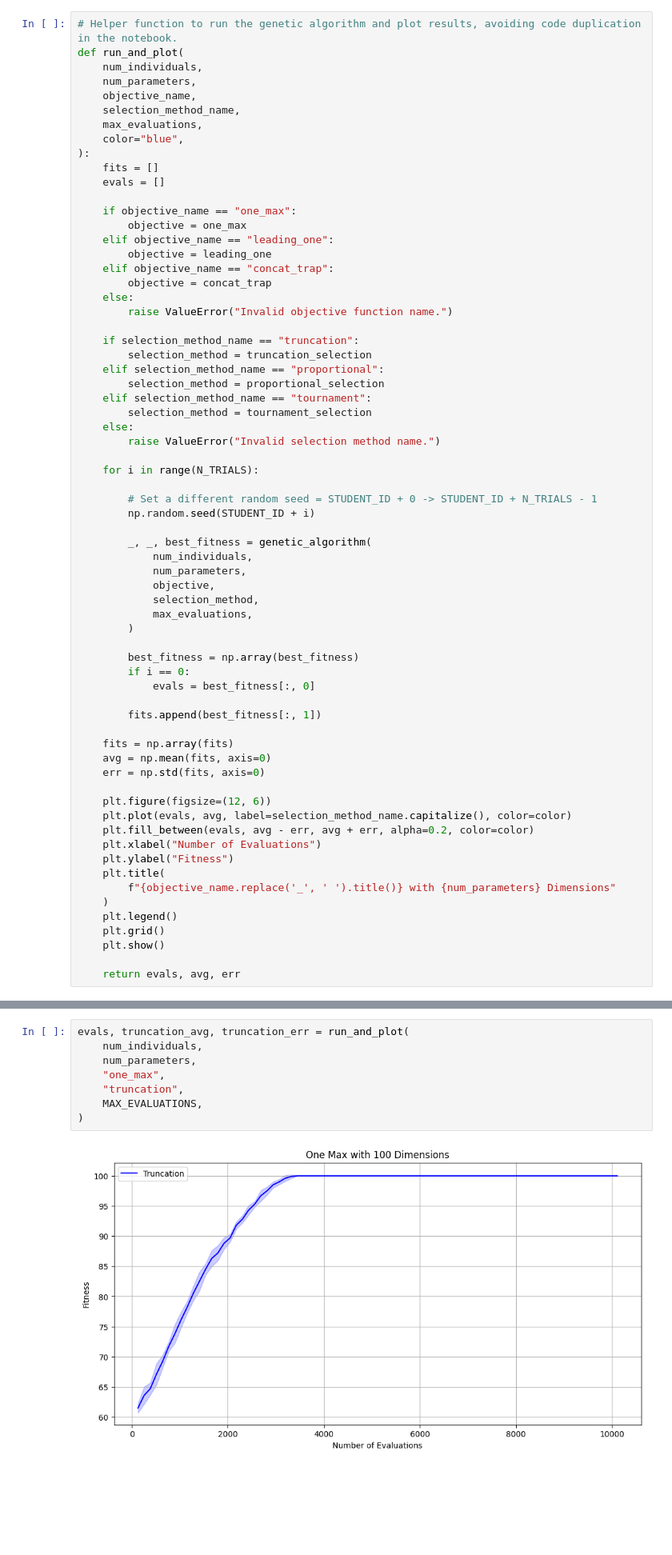
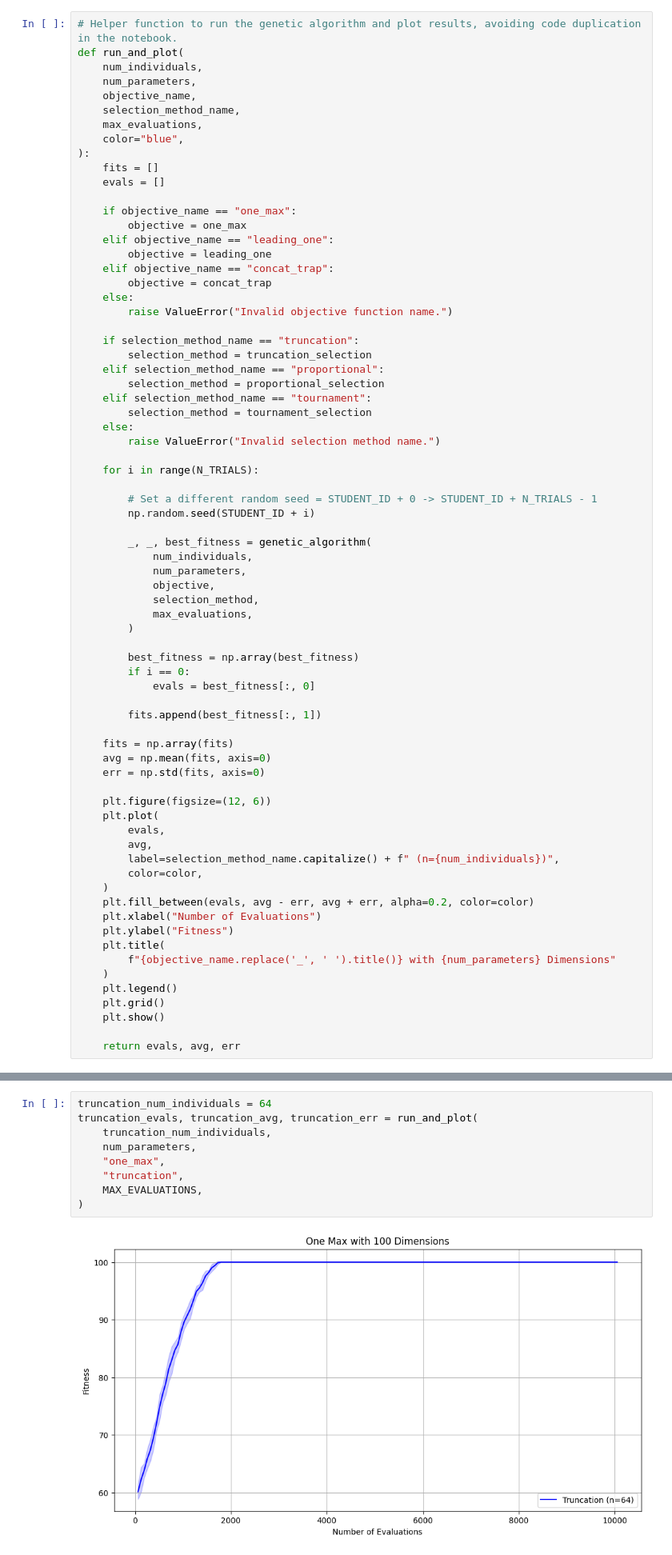
Before and after one commit to weecici/uit-archive, a Jupyter notebook: cs410/lab1/problem.ipynb, the cells around one changed output, grey strips where cells are left out. Shown at 80% size. Drawn from its saved outputs; the diff is of its cells as text; blank space fills up the shorter version.

```diff
--- a/cs410/lab1/problem.ipynb
+++ b/cs410/lab1/problem.ipynb
@@ -254,7 +240,12 @@ def run_and_plot(
     err = np.std(fits, axis=0)
 
     plt.figure(figsize=(12, 6))
-    plt.plot(evals, avg, label=selection_method_name.capitalize(), color=color)
+    plt.plot(
+        evals,
+        avg,
+        label=selection_method_name.capitalize() + f" (n={num_individuals})",
+        color=color,
+    )
     plt.fill_between(evals, avg - err, avg + err, alpha=0.2, color=color)
     plt.xlabel("Number of Evaluations")
     plt.ylabel("Fitness")
@@ -274,12 +264,13 @@ num_parameters = 100
 # %% [markdown]
 ### 2.2.1. With Truncation Selection
 # %%
-evals, truncation_avg, truncation_err = run_and_plot(
-    num_individuals,
+truncation_num_individuals = 64
+truncation_evals, truncation_avg, truncation_err = run_and_plot(
+    truncation_num_individuals,
     num_parameters,
     "one_max",
     "truncation",
     MAX_EVALUATIONS,
 )
 # %% [output]
-[figure, old version]
+[figure, new version]
```
Also changed, not shown: parts of 40 cells of this notebook.
